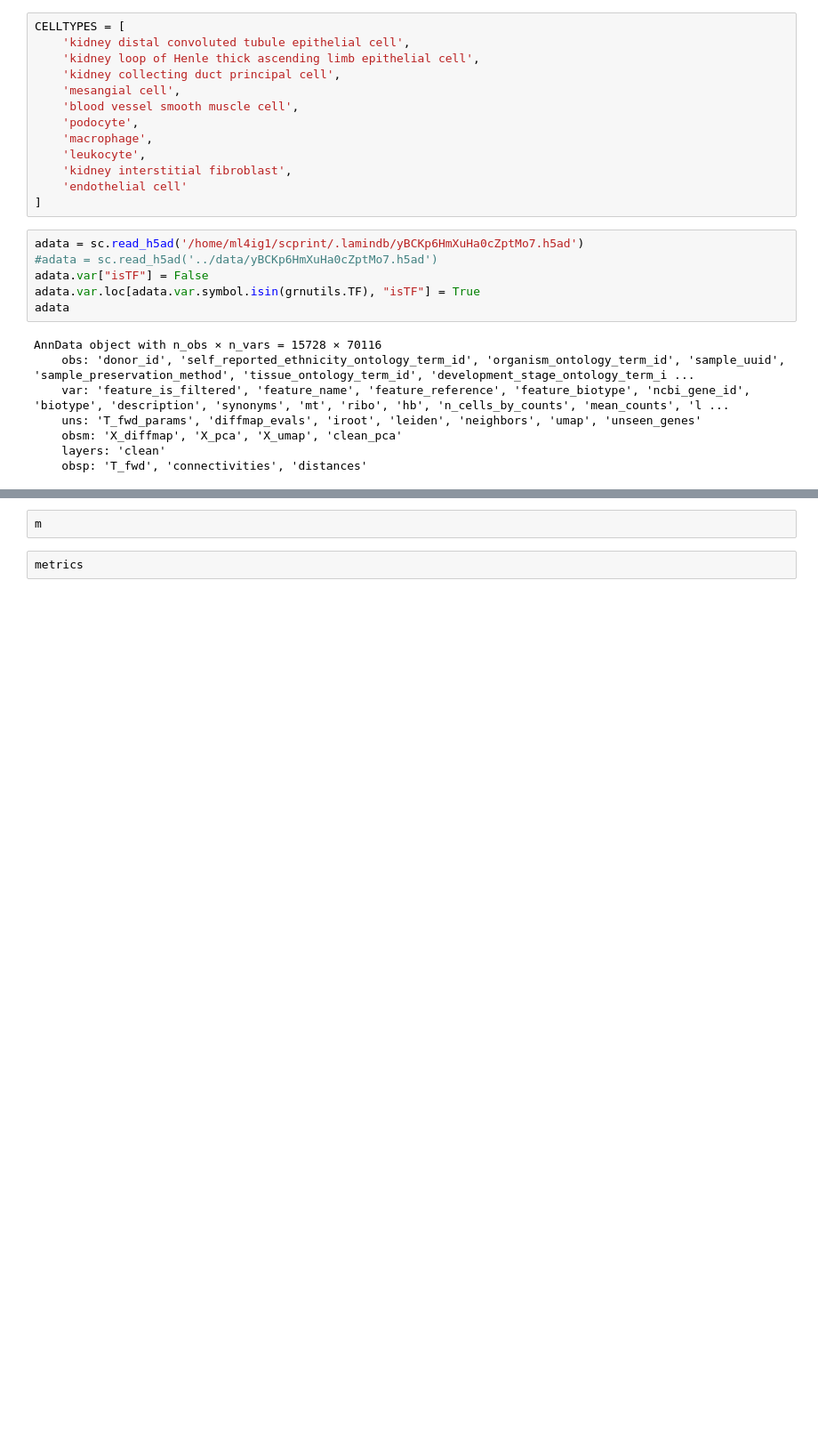
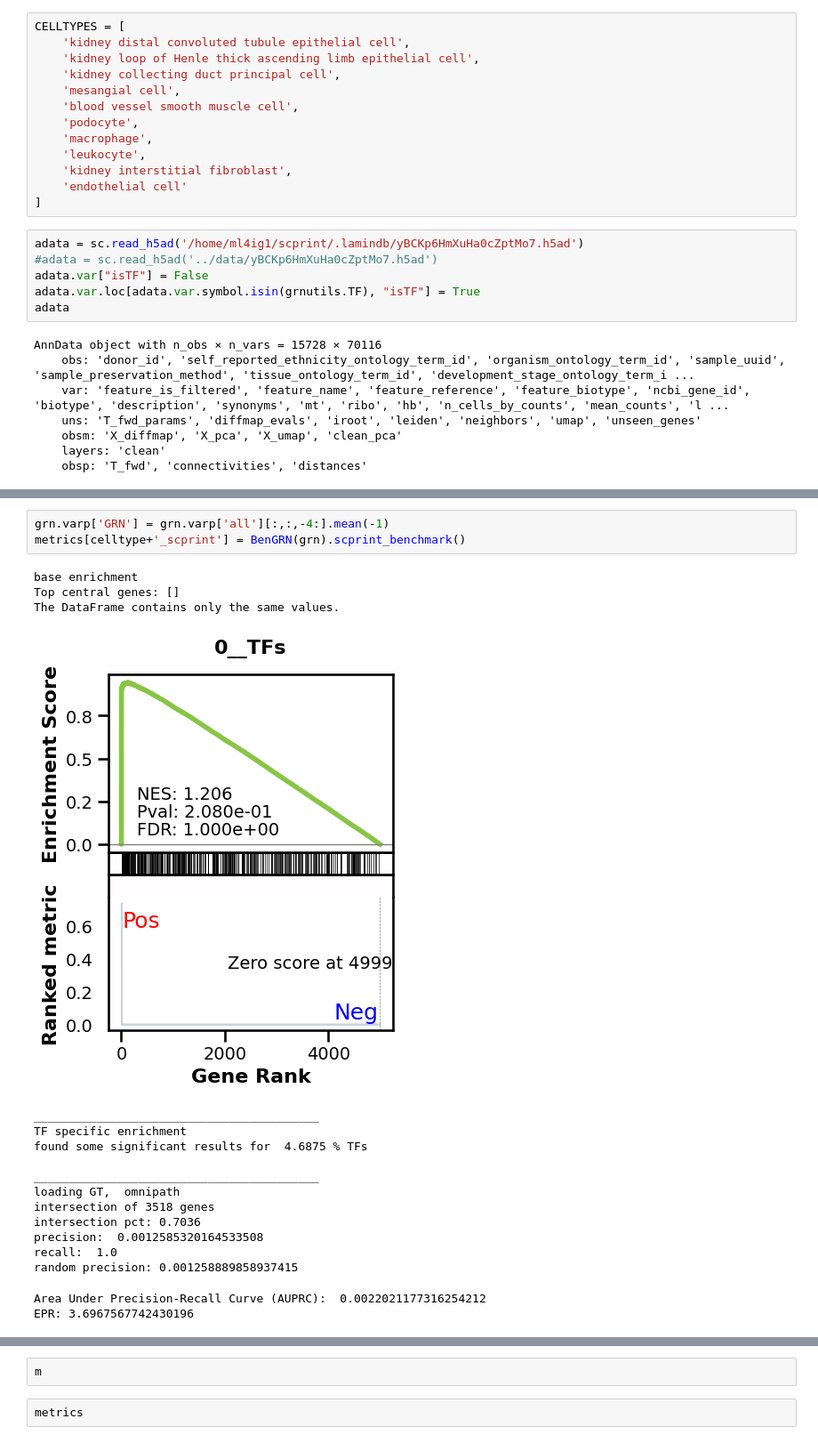
Before and after one commit to jkobject/scPRINT, a Jupyter notebook: notebooks/bench_omni_prevdataset.ipynb, the cells around one changed output, grey strips where cells are left out. Shown at 89% size. Saved outputs shown, nothing was run; the diff lists cells and outputs as text; blank space fills up the shorter version.

```diff
--- a/notebooks/bench_omni_prevdataset.ipynb
+++ b/notebooks/bench_omni_prevdataset.ipynb
@@ -115,0 +127,21 @@ EPR: 2.6620469453287052
+# %%
+grn.varp['GRN'] = grn.varp['all'][:,:,-4:].mean(-1)
+metrics[celltype+'_scprint'] = BenGRN(grn).scprint_benchmark()
+# %% [output]
+base enrichment
+Top central genes: []
+The DataFrame contains only the same values.
+[figure, added]
+_________________________________________
+TF specific enrichment
+found some significant results for  4.6875 % TFs
+
+_________________________________________
+loading GT,  omnipath
+intersection of 3518 genes
+intersection pct: 0.7036
+precision:  0.0012585320164533508
+recall:  1.0
+random precision: 0.001258889858937415
+Area Under Precision-Recall Curve (AUPRC):  0.0022021177316254212
+EPR: 3.6967567742430196
```
Also changed, not shown: parts of 15 cells of this notebook, 9 other files.
